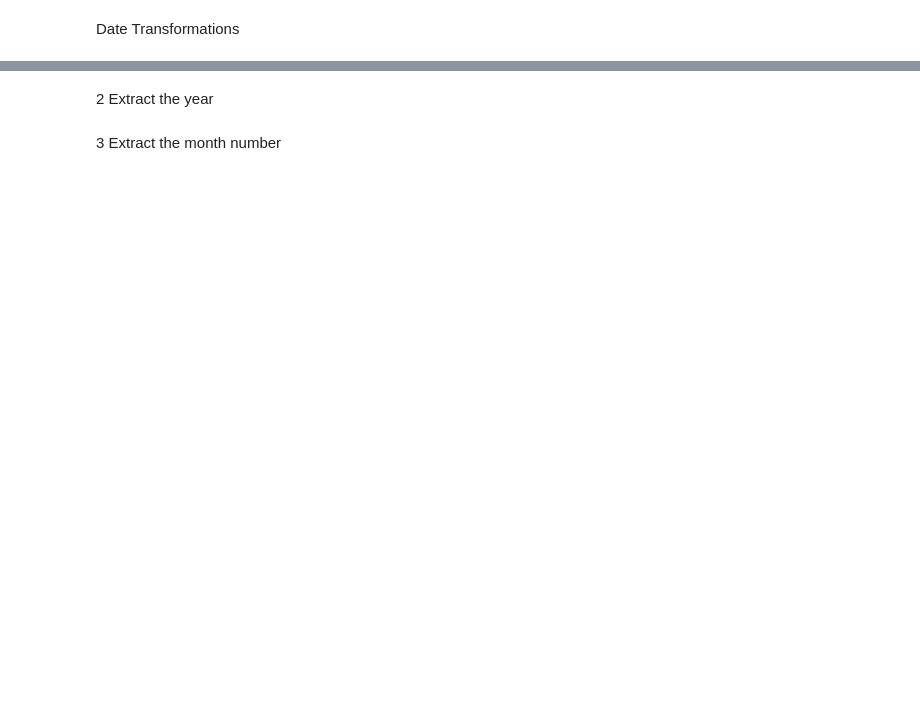
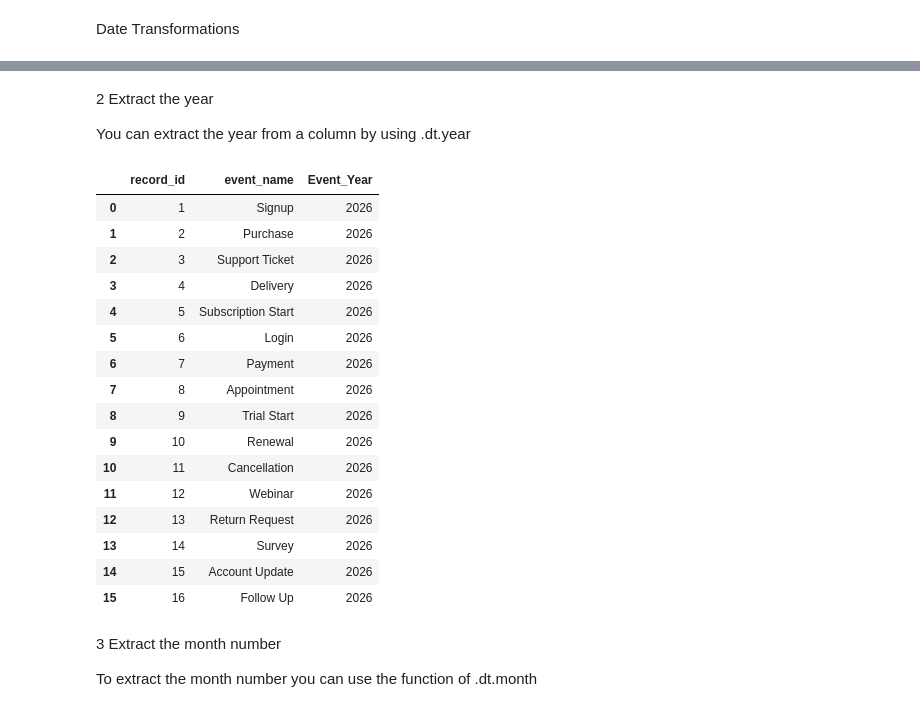
Before and after one commit to JoshPatNava/Data_Transformation, a Jupyter notebook: Date_Transformations/date_transformation.ipynb, the cells around one changed output, grey strips where cells are left out. Cells and saved outputs as stored; diff of their text form; code cells hidden in the pictures; blank space fills up the shorter version.

```diff
--- a/Date_Transformations/date_transformation.ipynb
+++ b/Date_Transformations/date_transformation.ipynb
@@ -79,0 +85,10 @@ Index(['order_id', 'customer_name', 'order_date', 'ship_date', 'delivery_date',
+# %%
+# Convert that date column into a datetime
+
+# Create a list of the columns
+date_columns = ["event_date", "start_date", "end_date", "last_active_date", "reminder_date"]
+# Convert all of those columns into datetime
+for col in date_columns:
+    date_df[col] = pd.to_datetime(date_df[col])
+# Check the data types
+date_df.dtypes
@@ -80,4 +104,31 @@ Index(['order_id', 'customer_name', 'order_date', 'ship_date', 'delivery_date',
 # %% [markdown]
 2 Extract the year
+
+You can extract the year from a column by using .dt.year
+# %%
+# Extract the year from the ever_date column
+date_df['Event_Year'] = date_df['event_date'].dt.year
+# Check the data frame
+date_df[['record_id', 'event_name', 'Event_Year']]
+# %% [output]
+|  | record_id | event_name | Event_Year |
+| 0 | 1 | Signup | 2026 |
+| 1 | 2 | Purchase | 2026 |
+| 2 | 3 | Support Ticket | 2026 |
+| 3 | 4 | Delivery | 2026 |
+| 4 | 5 | Subscription Start | 2026 |
+| 5 | 6 | Login | 2026 |
+| 6 | 7 | Payment | 2026 |
+| 7 | 8 | Appointment | 2026 |
+| 8 | 9 | Trial Start | 2026 |
+| 9 | 10 | Renewal | 2026 |
+| 10 | 11 | Cancellation | 2026 |
+| 11 | 12 | Webinar | 2026 |
+| 12 | 13 | Return Request | 2026 |
+| 13 | 14 | Survey | 2026 |
+| 14 | 15 | Account Update | 2026 |
+| 15 | 16 | Follow Up | 2026 |
 # %% [markdown]
 3 Extract the month number
+
+To extract the month number you can use the function of .dt.month
```
Also changed, not shown: parts of 33 cells of this notebook, 2 other files.
